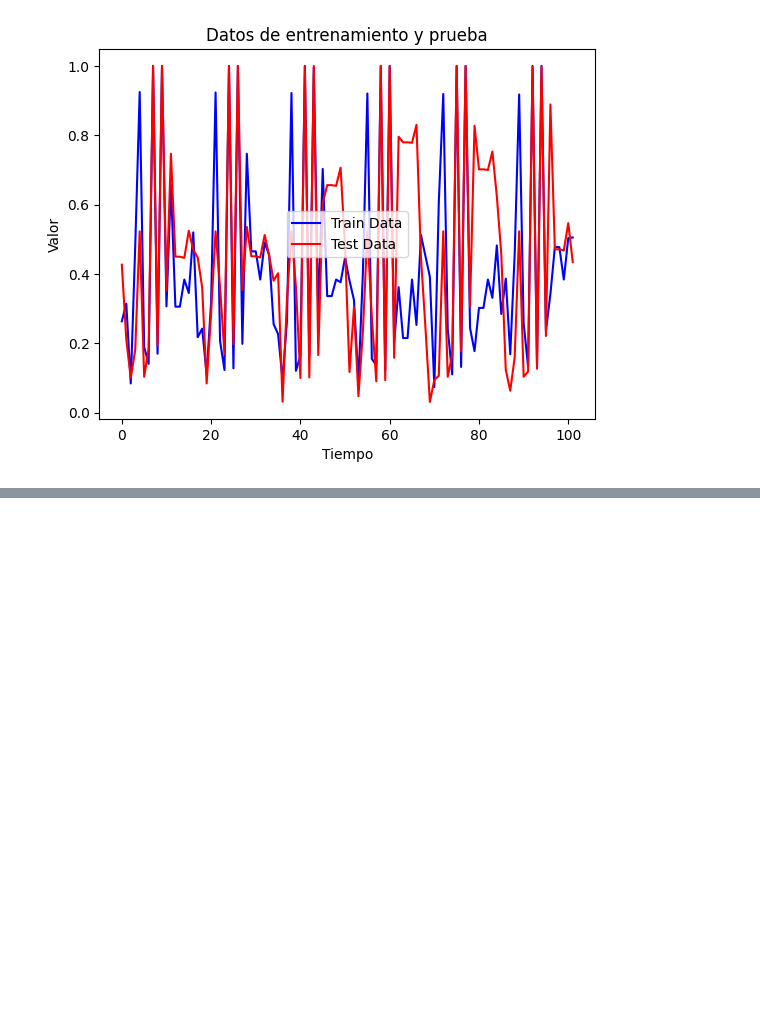
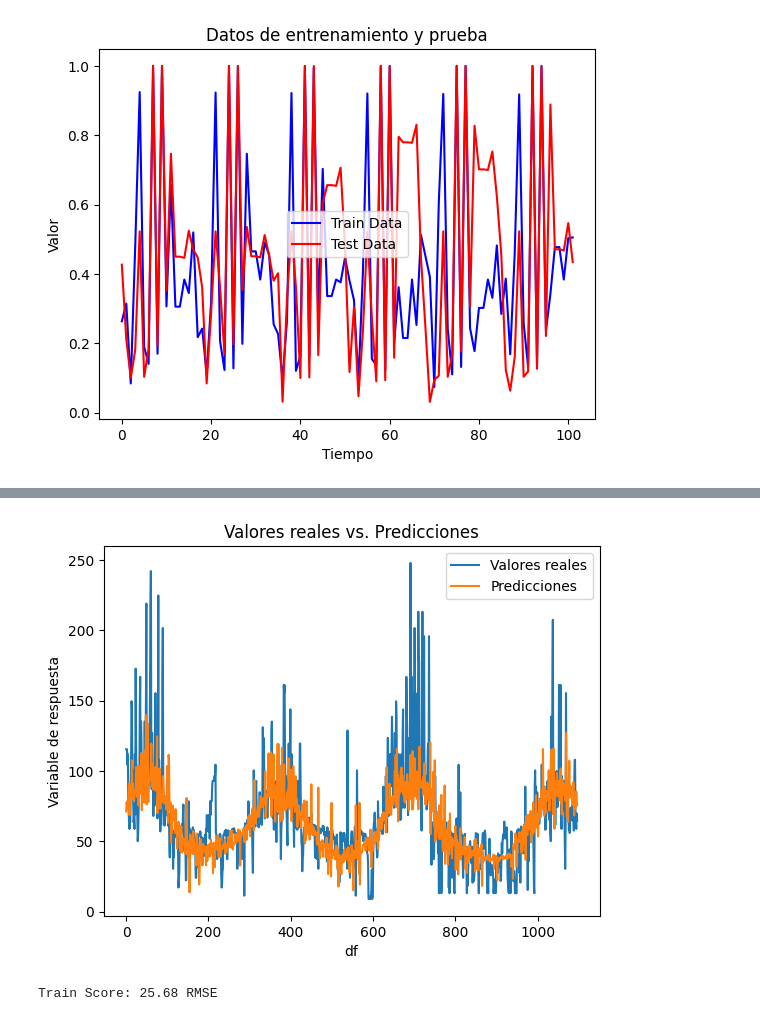
Before and after one commit to jnramirezm/Prediccion_ICA, a Jupyter notebook: Prediccion_ICA.ipynb, the cells around one changed output, grey strips where cells are left out. Cells and saved outputs as stored; diff of their text form; code cells hidden in the pictures; blank space fills up the shorter version.

```diff
--- a/Prediccion_ICA.ipynb
+++ b/Prediccion_ICA.ipynb
@@ -492,5 +496,33 @@ test_predict = model.predict(test_x)
 (1097, 1)
 9/9 [==============================] - 0s 9ms/step
+# %%
+train_x = train_x.reshape((train_x.shape[0], train_x.shape[1]))
+train_predict = np.concatenate((train_predict, train_x), axis=1)
+train_predict = scaler.inverse_transform(train_predict)
+train_predict = train_predict[:, 0]
+
+train_y = train_y.reshape(len(train_y), 1)
+data_entrenamiento_y = np.concatenate((train_y, train_x), axis=1)
+data_entrenamiento_y = scaler.inverse_transform(data_entrenamiento_y)
+data_entrenamiento_y = data_entrenamiento_y[:, 0]
+
+# Graficar los valores reales
+plt.plot(data_entrenamiento_y, label='Valores reales')
+
+# Graficar las predicciones
+plt.plot(train_predict, label='Predicciones')
+
+plt.xlabel('df')
+plt.ylabel('Variable de respuesta')
+plt.title('Valores reales vs. Predicciones')
+plt.legend()
+plt.show()
+
+train_score = math.sqrt(mean_squared_error(data_entrenamiento_y, train_predict))
+print('Train Score: %.2f RMSE' % (train_score))
+# %% [output]
+[figure, added]
+Train Score: 25.68 RMSE
 # %%
 # invert predictions
 # Arreglo shatgipti
```
Also changed, not shown: parts of 5 cells of this notebook.
